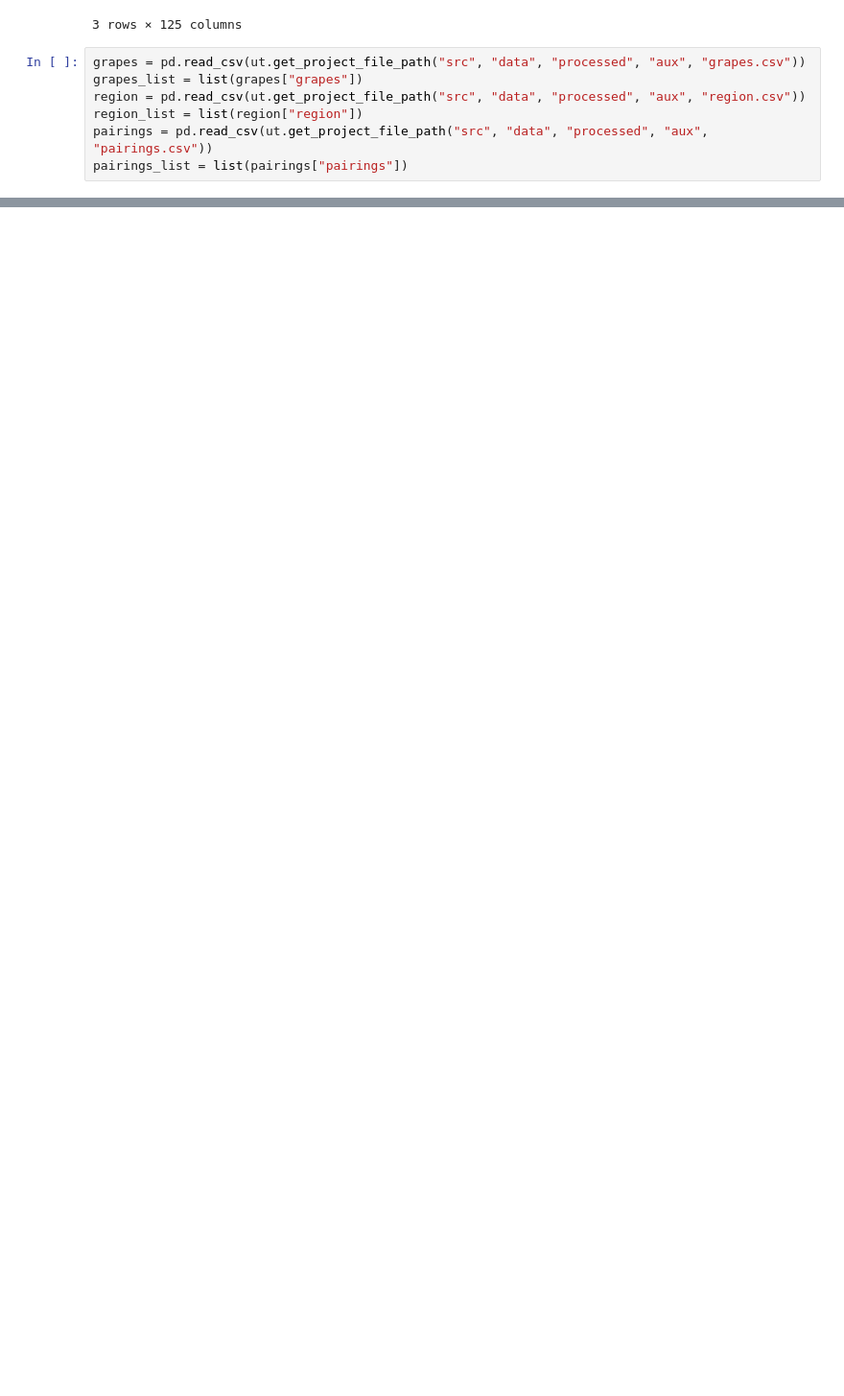
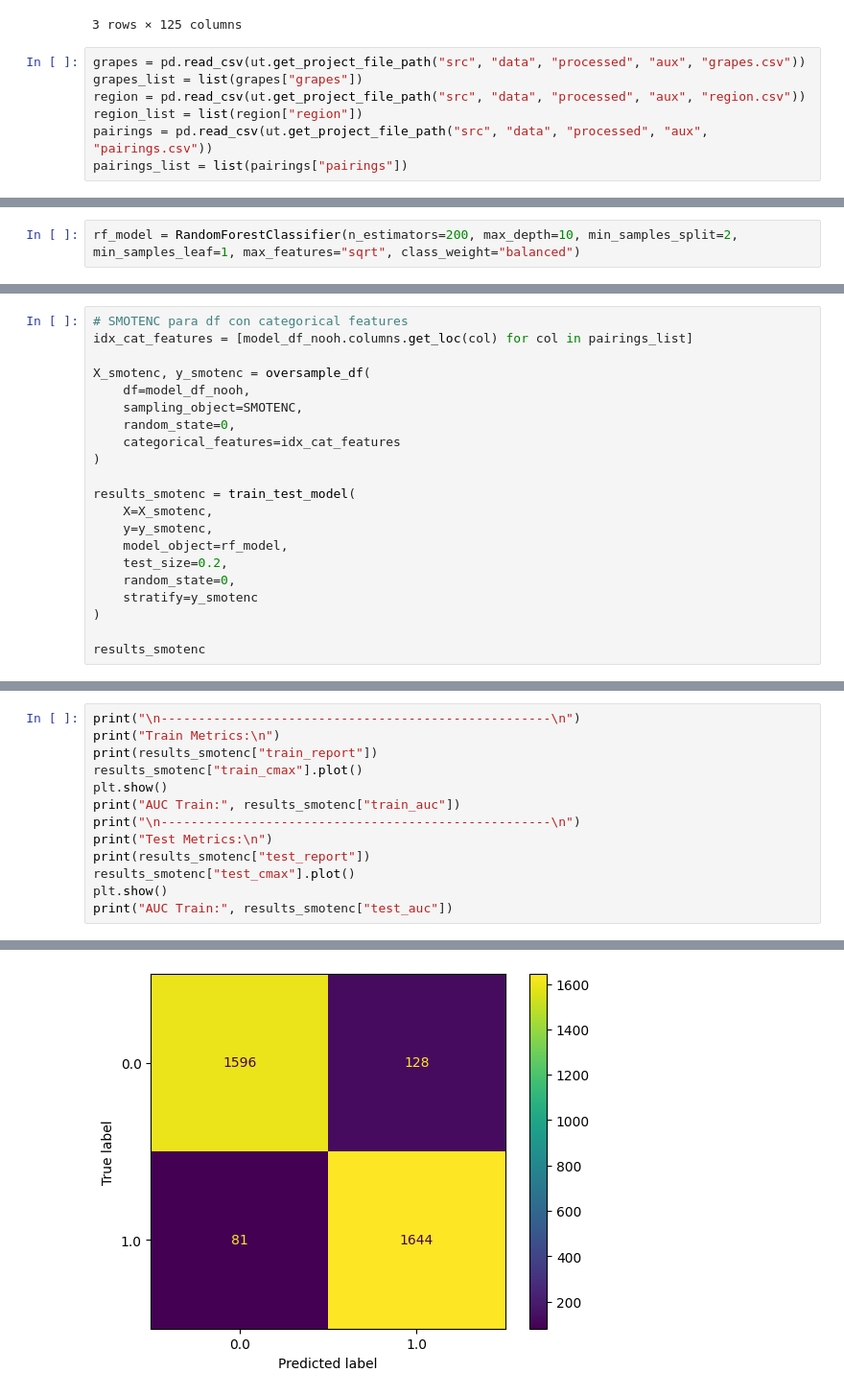
Before and after one commit to Tino27Gut/WineRecommendation, a Jupyter notebook: src/models/random_forest_draft_v2.ipynb, the cells around one changed output, grey strips where cells are left out. Shown: that part at 96% size. Saved outputs shown, nothing was run; the diff lists cells and outputs as text; blank space fills up the shorter version.

Commit message:
Funcionalización de rf_model y preparación para aplicación de resto de oversample methods

```diff
--- a/src/models/random_forest_draft_v2.ipynb
+++ b/src/models/random_forest_draft_v2.ipynb
@@ -81,0 +164,2 @@ test_df
+# %%
+rf_model = RandomForestClassifier(n_estimators=200, max_depth=10, min_samples_split=2, min_samples_leaf=1, max_features="sqrt", class_weight="balanced")
@@ -81,0 +168,21 @@ test_df
+# %%
+# SMOTENC para df con categorical features
+idx_cat_features = [model_df_nooh.columns.get_loc(col) for col in pairings_list]
+
+X_smotenc, y_smotenc = oversample_df(
+    df=model_df_nooh,
+    sampling_object=SMOTENC,
+    random_state=0,
+    categorical_features=idx_cat_features
+)
+
+results_smotenc = train_test_model(
+    X=X_smotenc,
+    y=y_smotenc,
+    model_object=rf_model,
+    test_size=0.2,
+    random_state=0,
+    stratify=y_smotenc
+)
+
+results_smotenc
@@ -81,0 +196,14 @@ test_df
+# %%
+print("\n----------------------------------------------------\n")
+print("Train Metrics:\n")
+print(results_smotenc["train_report"])
+results_smotenc["train_cmax"].plot()
+plt.show()
+print("AUC Train:", results_smotenc["train_auc"])
+print("\n----------------------------------------------------\n")
+print("Test Metrics:\n")
+print(results_smotenc["test_report"])
+results_smotenc["test_cmax"].plot()
+plt.show()
+print("AUC Train:", results_smotenc["test_auc"])
+# %% [output]
@@ -81,0 +222 @@ test_df
+[figure, added]
```
Also changed, not shown: parts of 8 cells of this notebook, 1 other file.
